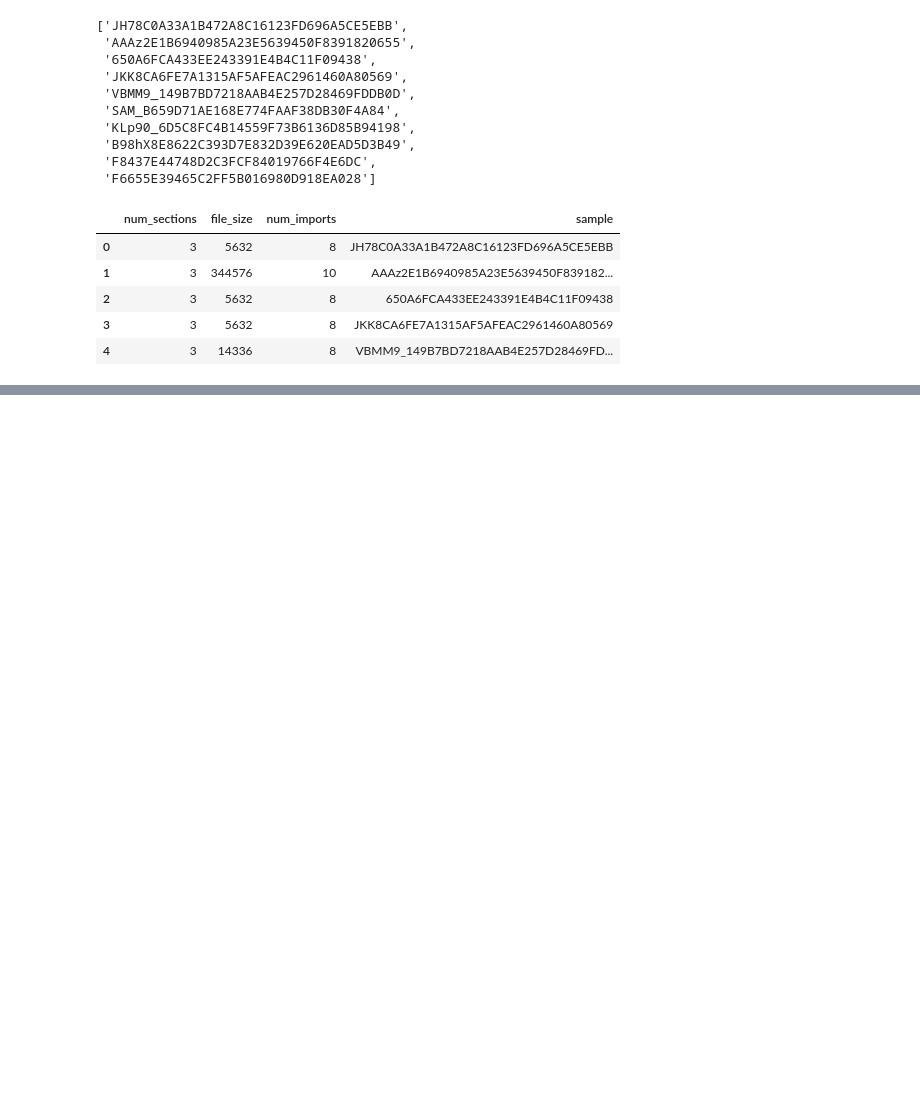
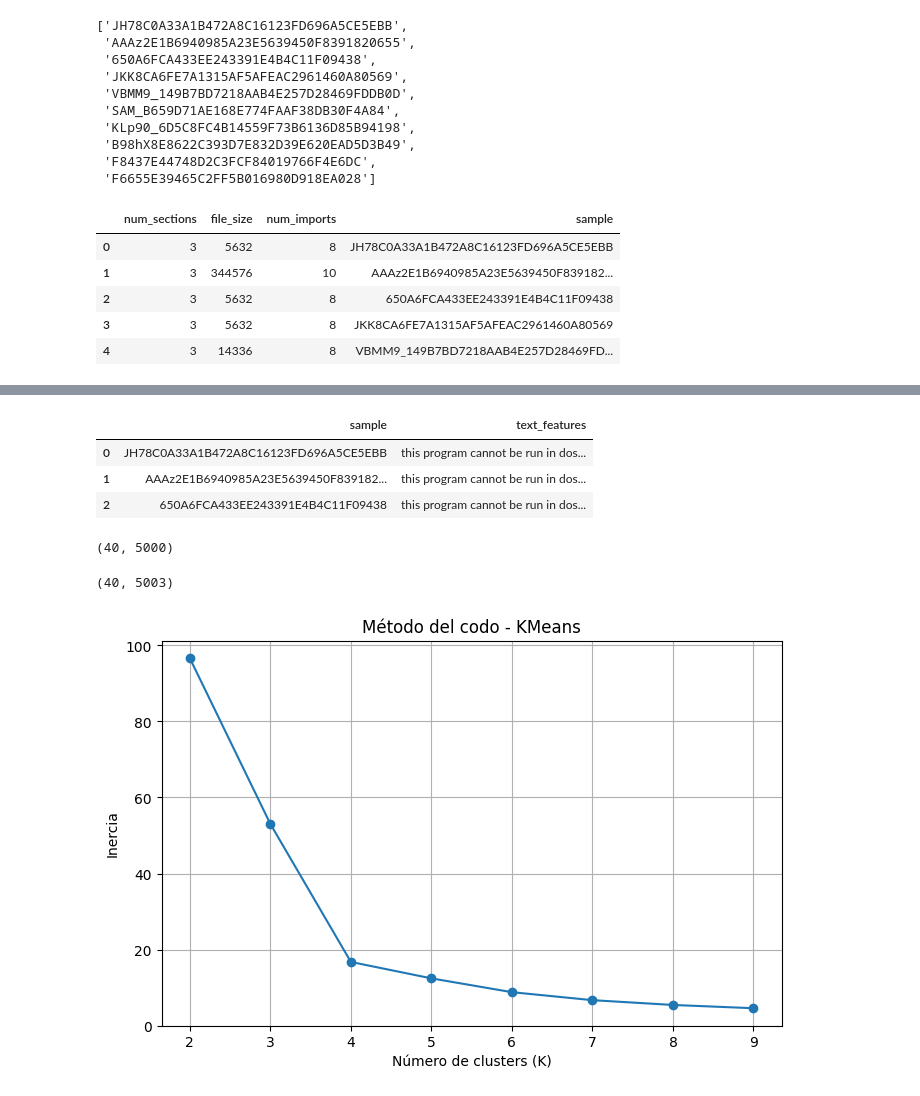
Before and after one commit to EdwinOrtegaK/Lab03_SDS, a Jupyter notebook: notebooks/lab3_malware_families.ipynb, the cells around one changed output, grey strips where cells are left out. Cells and saved outputs as stored; diff of their text form; code cells hidden in the pictures; blank space fills up the shorter version.

Commit message:
feat: preprocess malware text features and apply TF-IDF with KMeans elbow analysis

```diff
--- a/notebooks/lab3_malware_families.ipynb
+++ b/notebooks/lab3_malware_families.ipynb
@@ -183,0 +173,12 @@ plt.show()
+# %%
+df["strings_clean"] = df["strings"].apply(clean_text)
+df["functions_clean"] = df["functions"].apply(clean_text)
+# %%
+df["text_features"] = df["strings_clean"] + " " + df["functions_clean"]
+# %%
+df[["sample", "text_features"]].head(3)
+# %% [output]
+|  | sample | text_features |
+| 0 | JH78C0A33A1B472A8C16123FD696A5CE5EBB | this program cannot be run in dos... |
+| 1 | AAAz2E1B6940985A23E5639450F839182... | this program cannot be run in dos... |
+| 2 | 650A6FCA433EE243391E4B4C11F09438 | this program cannot be run in dos... |
@@ -183,0 +194,40 @@ plt.show()
+# %%
+X_text.shape
+# %% [output]
+(40, 5000)
+# %%
+from sklearn.preprocessing import StandardScaler
+import numpy as np
+
+numeric_features = df[["num_sections", "num_imports", "file_size"]].copy()
+
+scaler = StandardScaler()
+X_num = scaler.fit_transform(numeric_features)
+# %%
+from scipy.sparse import hstack
+
+X = hstack([X_text, X_num])
+X.shape
+# %% [output]
+(40, 5003)
+# %%
+from sklearn.cluster import KMeans
+import matplotlib.pyplot as plt
+
+inertia = []
+k_values = range(2, 10)
+
+for k in k_values:
+    kmeans = KMeans(n_clusters=k, random_state=42, n_init=10)
+    kmeans.fit(X)
+    inertia.append(kmeans.inertia_)
+
+plt.figure(figsize=(8,5))
+plt.plot(k_values, inertia, marker="o")
+plt.xlabel("Número de clusters (K)")
+plt.ylabel("Inercia")
+plt.title("Método del codo - KMeans")
+plt.grid(True)
+plt.show()
+# %% [output]
+[figure, added]
```
Also changed, not shown: parts of 10 cells of this notebook.
